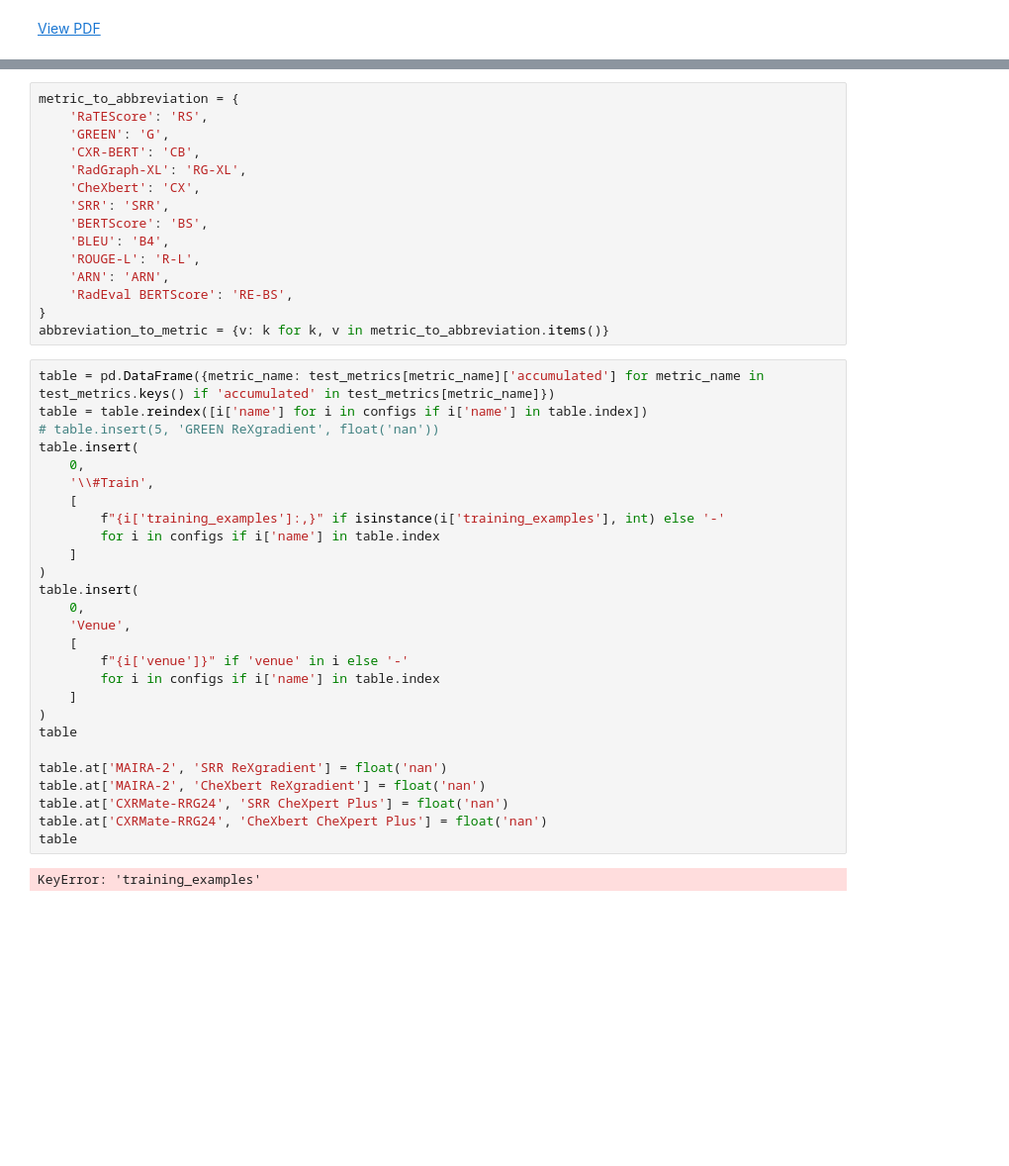
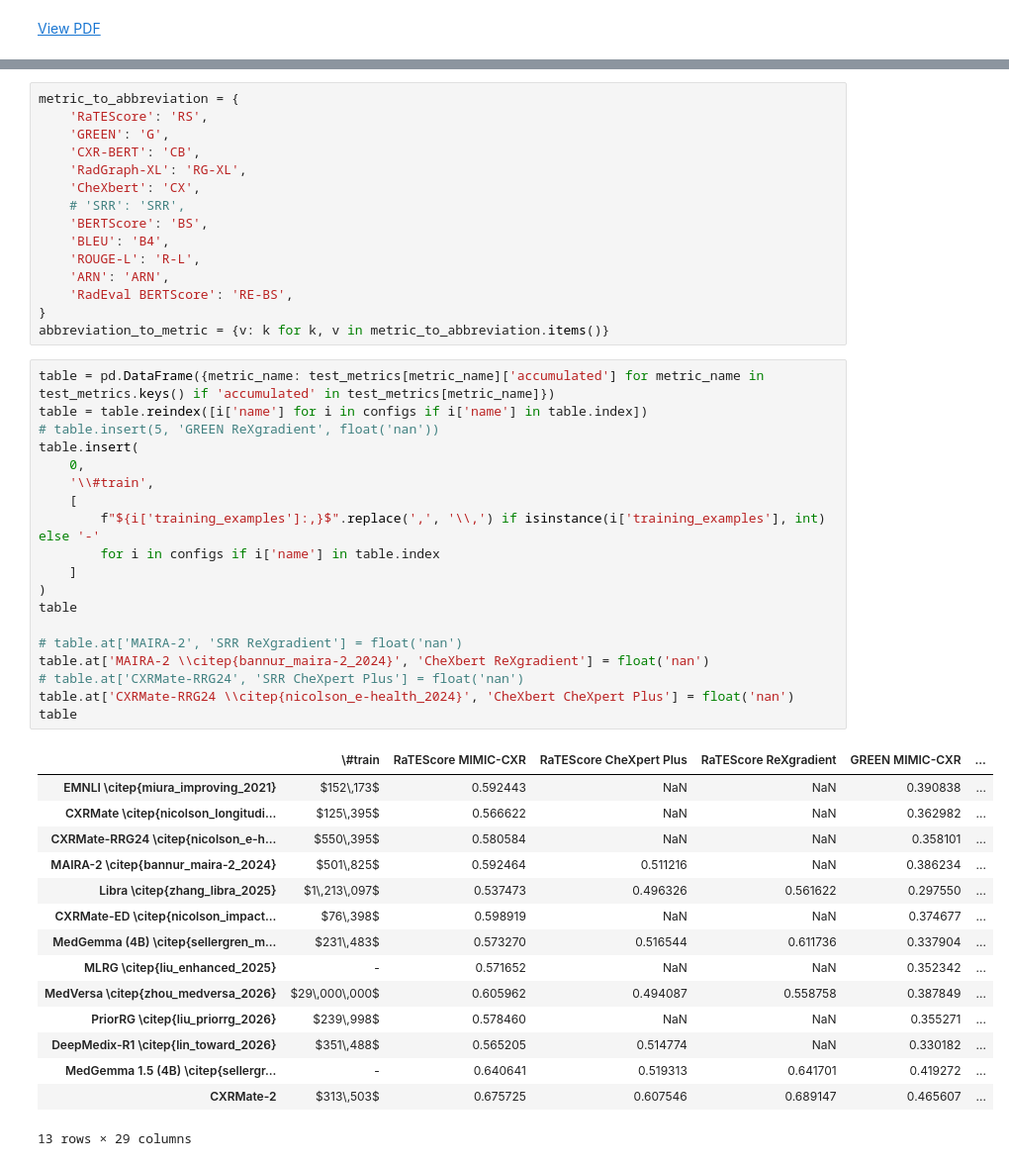
Before and after one commit to aehrc/cxrmate-2, a Jupyter notebook: results.ipynb, the cells around one changed output, grey strips where cells are left out. Shown at 99% size. Saved outputs shown, nothing was run; the diff lists cells and outputs as text; blank space fills up the shorter version.

```diff
--- a/results.ipynb
+++ b/results.ipynb
@@ -808,7 +863,7 @@ metric_to_abbreviation = {
     'CXR-BERT': 'CB',
     'RadGraph-XL': 'RG-XL',
     'CheXbert': 'CX',
-    'SRR': 'SRR',
+    # 'SRR': 'SRR',
     'BERTScore': 'BS',
     'BLEU': 'B4',
     'ROUGE-L': 'R-L',
@@ -819,32 +874,38 @@ abbreviation_to_metric = {v: k for k, v in metric_to_abbreviation.items()}
 # %%
 table = pd.DataFrame({metric_name: test_metrics[metric_name]['accumulated'] for metric_name in test_metrics.keys() if 'accumulated' in test_metrics[metric_name]})
 table = table.reindex([i['name'] for i in configs if i['name'] in table.index])
 # table.insert(5, 'GREEN ReXgradient', float('nan'))
 table.insert(
     0,
-    '\\#Train',
+    '\\#train',
     [
-        f"{i['training_examples']:,}" if isinstance(i['training_examples'], int) else '-'
-        for i in configs if i['name'] in table.index
-    ]
-)
-table.insert(
-    0,
-    'Venue',
-    [
-        f"{i['venue']}" if 'venue' in i else '-'
+        f"${i['training_examples']:,}$".replace(',', '\\,') if isinstance(i['training_examples'], int) else '-'
         for i in configs if i['name'] in table.index
     ]
 )
 table
 
-table.at['MAIRA-2', 'SRR ReXgradient'] = float('nan')
-table.at['MAIRA-2', 'CheXbert ReXgradient'] = float('nan')
-table.at['CXRMate-RRG24', 'SRR CheXpert Plus'] = float('nan')
-table.at['CXRMate-RRG24', 'CheXbert CheXpert Plus'] = float('nan')
+# table.at['MAIRA-2', 'SRR ReXgradient'] = float('nan')
+table.at['MAIRA-2 \\citep{bannur_maira-2_2024}', 'CheXbert ReXgradient'] = float('nan')
+# table.at['CXRMate-RRG24', 'SRR CheXpert Plus'] = float('nan')
+table.at['CXRMate-RRG24 \\citep{nicolson_e-health_2024}', 'CheXbert CheXpert Plus'] = float('nan')
 table
 # %% [output]
+|  | \#train | RaTEScore MIMIC-CXR | RaTEScore CheXpert Plus | RaTEScore ReXgradient | GREEN MIMIC-CXR | ... |
+| EMNLI \citep{miura_improving_2021} | $152\,173$ | 0.592443 | NaN | NaN | 0.390838 | ... |
+| CXRMate \citep{nicolson_longitudi... | $125\,395$ | 0.566622 | NaN | NaN | 0.362982 | ... |
+| CXRMate-RRG24 \citep{nicolson_e-h... | $550\,395$ | 0.580584 | NaN | NaN | 0.358101 | ... |
+| MAIRA-2 \citep{bannur_maira-2_2024} | $501\,825$ | 0.592464 | 0.511216 | NaN | 0.386234 | ... |
+| Libra \citep{zhang_libra_2025} | $1\,213\,097$ | 0.537473 | 0.496326 | 0.561622 | 0.297550 | ... |
+| CXRMate-ED \citep{nicolson_impact... | $76\,398$ | 0.598919 | NaN | NaN | 0.374677 | ... |
+| MedGemma (4B) \citep{sellergren_m... | $231\,483$ | 0.573270 | 0.516544 | 0.611736 | 0.337904 | ... |
+| MLRG \citep{liu_enhanced_2025} | - | 0.571652 | NaN | NaN | 0.352342 | ... |
+| MedVersa \citep{zhou_medversa_2026} | $29\,000\,000$ | 0.605962 | 0.494087 | 0.558758 | 0.387849 | ... |
+| PriorRG \citep{liu_priorrg_2026} | $239\,998$ | 0.578460 | NaN | NaN | 0.355271 | ... |
+| DeepMedix-R1 \citep{lin_toward_2026} | $351\,488$ | 0.565205 | 0.514774 | NaN | 0.330182 | ... |
+| MedGemma 1.5 (4B) \citep{sellergr... | - | 0.640641 | 0.519313 | 0.641701 | 0.419272 | ... |
+| CXRMate-2 | $313\,503$ | 0.675725 | 0.607546 | 0.689147 | 0.465607 | ... |
-KeyError: 'training_examples'
+13 rows × 29 columns
 # %%
 table[table.select_dtypes(include='float').columns] = table.select_dtypes(include='float').round(3) * 100
 max_dict = table.select_dtypes(include='float').max().to_dict()
```
Also changed, not shown: parts of 8 cells of this notebook, 23 other files.
